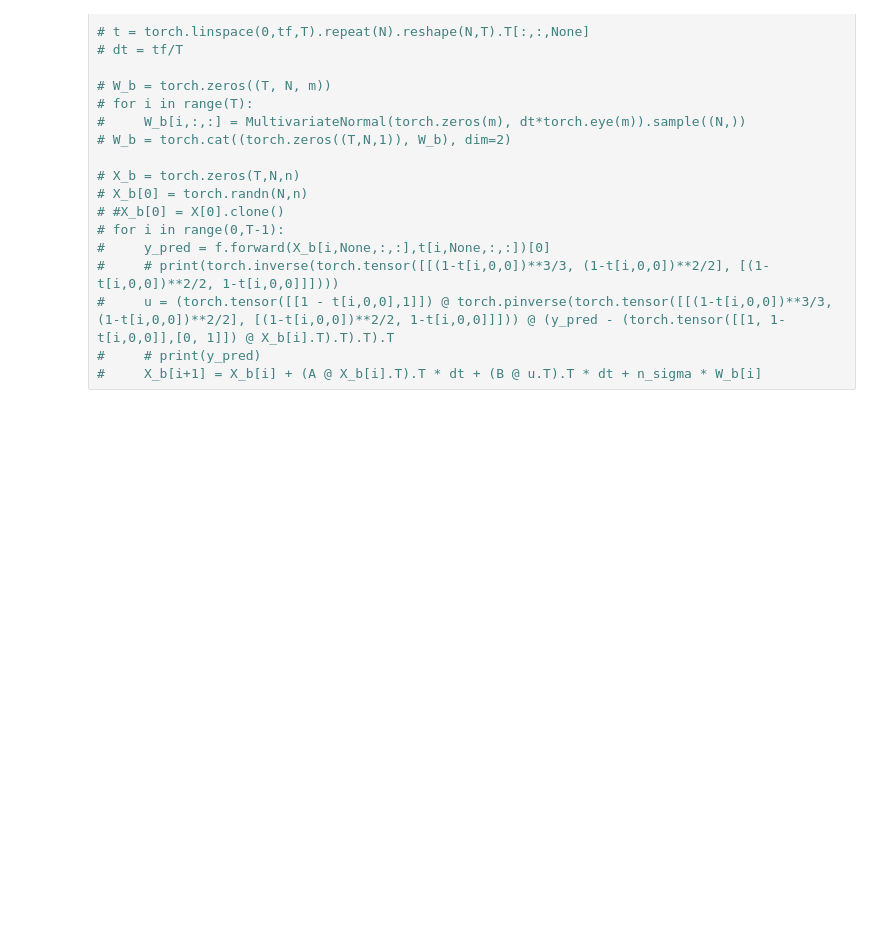
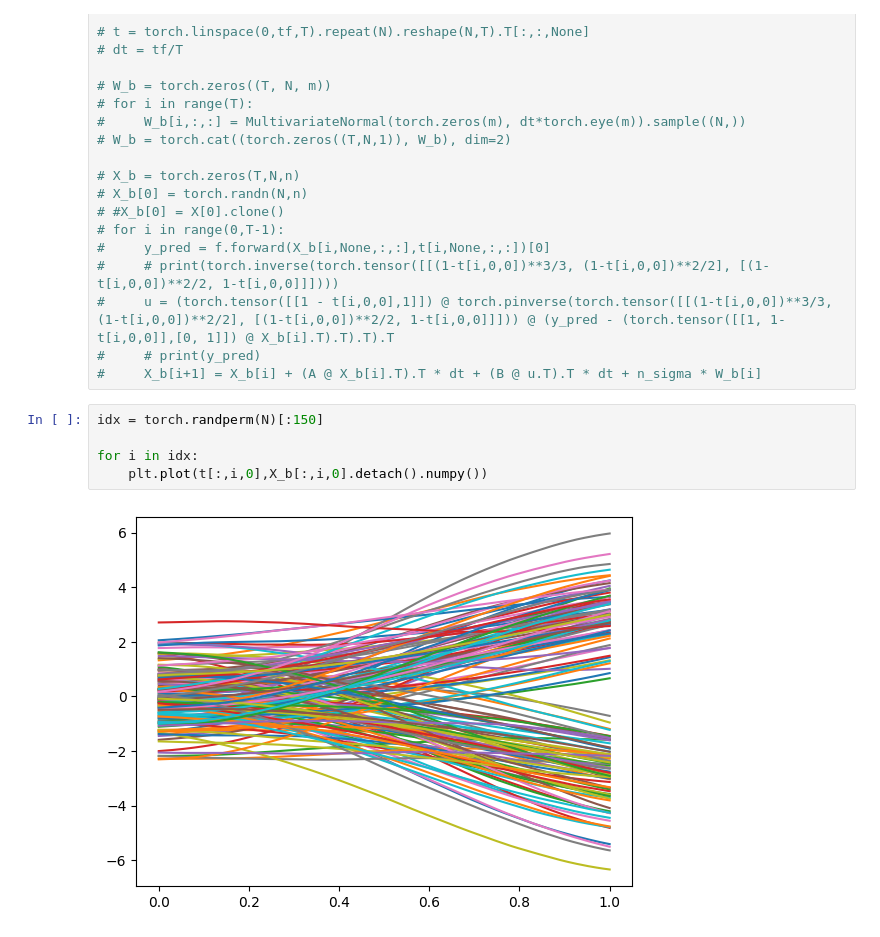
Before and after one commit to YuhangMeiUW/Flow-matching-control, a Jupyter notebook: 2nd_order_brownian_bridge.ipynb, the cells around one changed output. Cells and saved outputs as stored; diff of their text form; blank space fills up the shorter version.

```diff
--- a/2nd_order_brownian_bridge.ipynb
+++ b/2nd_order_brownian_bridge.ipynb
@@ -235,6 +237,13 @@ for i in range(0,T-1):
 #     u = (torch.tensor([[1 - t[i,0,0],1]]) @ torch.pinverse(torch.tensor([[(1-t[i,0,0])**3/3, (1-t[i,0,0])**2/2], [(1-t[i,0,0])**2/2, 1-t[i,0,0]]])) @ (y_pred - (torch.tensor([[1, 1-t[i,0,0]],[0, 1]]) @ X_b[i].T).T).T).T
 #     # print(y_pred)
 #     X_b[i+1] = X_b[i] + (A @ X_b[i].T).T * dt + (B @ u.T).T * dt + n_sigma * W_b[i]
+# %%
+idx = torch.randperm(N)[:150]
+
+for i in idx:
+    plt.plot(t[:,i,0],X_b[:,i,0].detach().numpy())
+# %% [output]
+[figure, added]
 # %%
 idx = torch.randperm(N)[:150]
 
```
Also changed, not shown: parts of 11 cells of this notebook, 1 other file.
